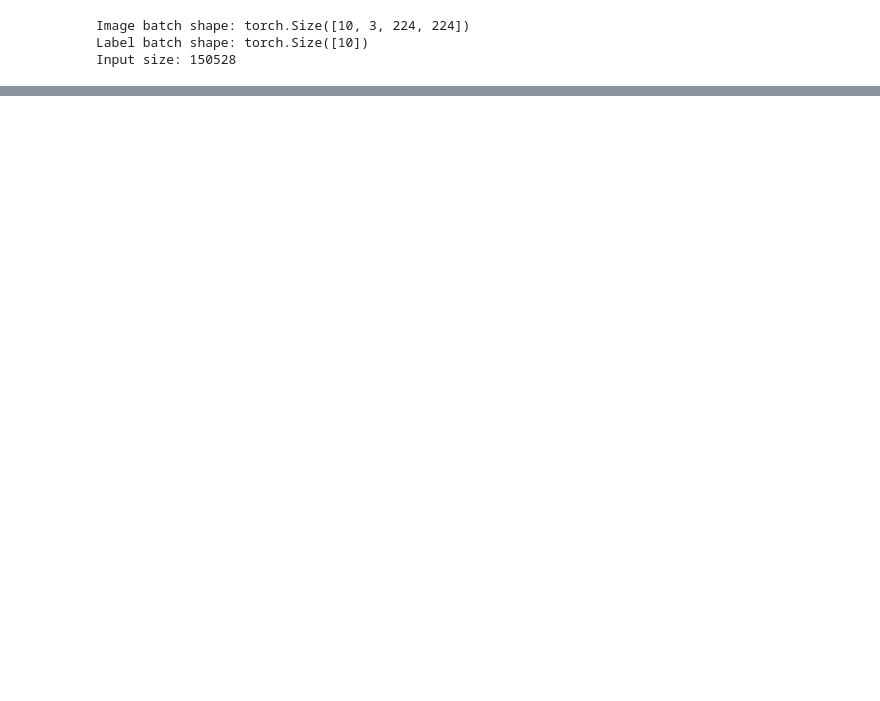
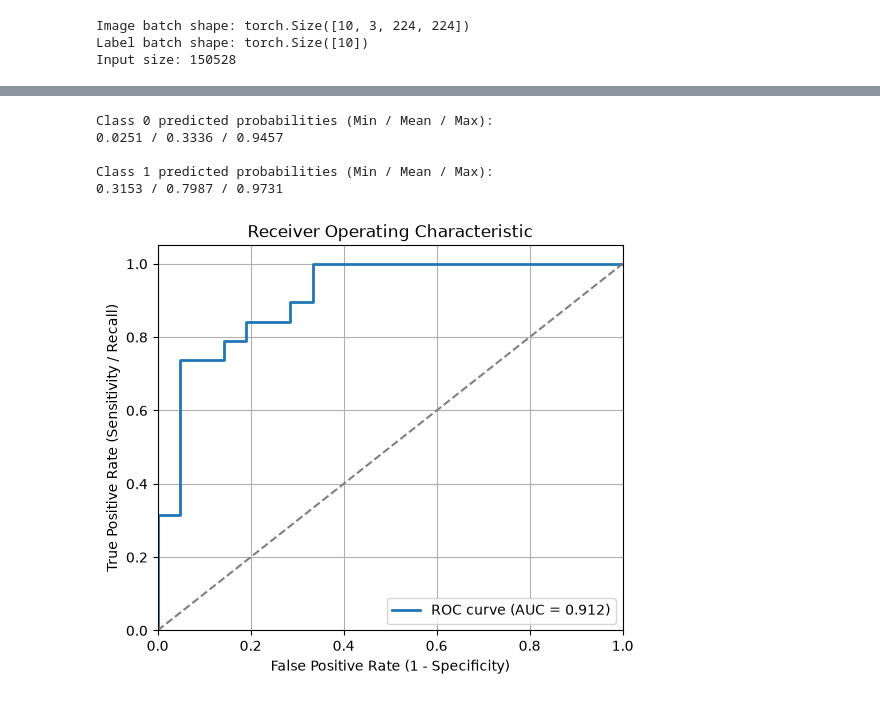
Before and after one commit to 24f3004979/Lab, a Jupyter notebook: experiment/notebooks/MLP-Neuron-classification.ipynb, the cells around one changed output, grey strips where cells are left out. Drawn from its saved outputs; the diff is of its cells as text; code cells hidden in the pictures; blank space fills up the shorter version.

```diff
--- a/experiment/notebooks/MLP-Neuron-classification.ipynb
+++ b/experiment/notebooks/MLP-Neuron-classification.ipynb
@@ -389,0 +498,49 @@ sns.lineplot(test_accs)
+# %%
+import numpy as np
+
+probs_list = []
+labels_list = []
+
+model.eval()
+with torch.no_grad():
+    for images, labels in test_loader:
+        images = images.to(device)
+        outputs = model(images)
+        probs = torch.sigmoid(outputs).cpu().numpy().flatten()
+        probs_list.extend(probs)
+        labels_list.extend(labels.numpy().flatten())
+
+probs_arr = np.array(probs_list)
+labels_arr = np.array(labels_list)
+
+print("Class 0 predicted probabilities (Min / Mean / Max):")
+print(f"{probs_arr[labels_arr == 0].min():.4f} / {probs_arr[labels_arr == 0].mean():.4f} / {probs_arr[labels_arr == 0].max():.4f}")
+
+print("\nClass 1 predicted probabilities (Min / Mean / Max):")
+print(f"{probs_arr[labels_arr == 1].min():.4f} / {probs_arr[labels_arr == 1].mean():.4f} / {probs_arr[labels_arr == 1].max():.4f}")
+# %% [output]
+Class 0 predicted probabilities (Min / Mean / Max):
+0.0251 / 0.3336 / 0.9457
+
+Class 1 predicted probabilities (Min / Mean / Max):
+0.3153 / 0.7987 / 0.9731
+# %%
+import matplotlib.pyplot as plt
+from sklearn.metrics import roc_curve, roc_auc_score
+
+fpr, tpr, thresholds = roc_curve(labels_arr, probs_arr)
+auc = roc_auc_score(labels_arr, probs_arr)
+
+plt.figure(figsize=(6, 5))
+plt.plot(fpr, tpr, color='tab:blue', lw=2, label=f'ROC curve (AUC = {auc:.3f})')
+plt.plot([0, 1], [0, 1], color='gray', linestyle='--')
+plt.xlim([0.0, 1.0])
+plt.ylim([0.0, 1.05])
+plt.xlabel('False Positive Rate (1 - Specificity)')
+plt.ylabel('True Positive Rate (Sensitivity / Recall)')
+plt.title('Receiver Operating Characteristic')
+plt.legend(loc="lower right")
+plt.grid(True)
+plt.show()
+# %% [output]
+[figure, added]
```
Also changed, not shown: parts of 10 cells of this notebook.
